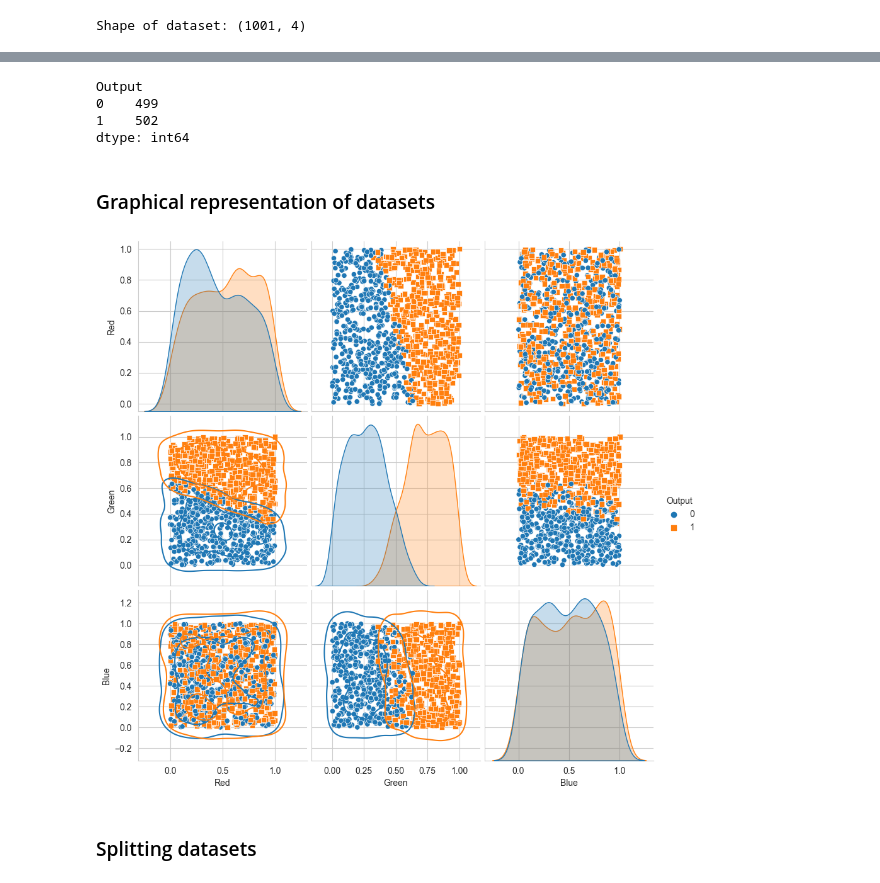
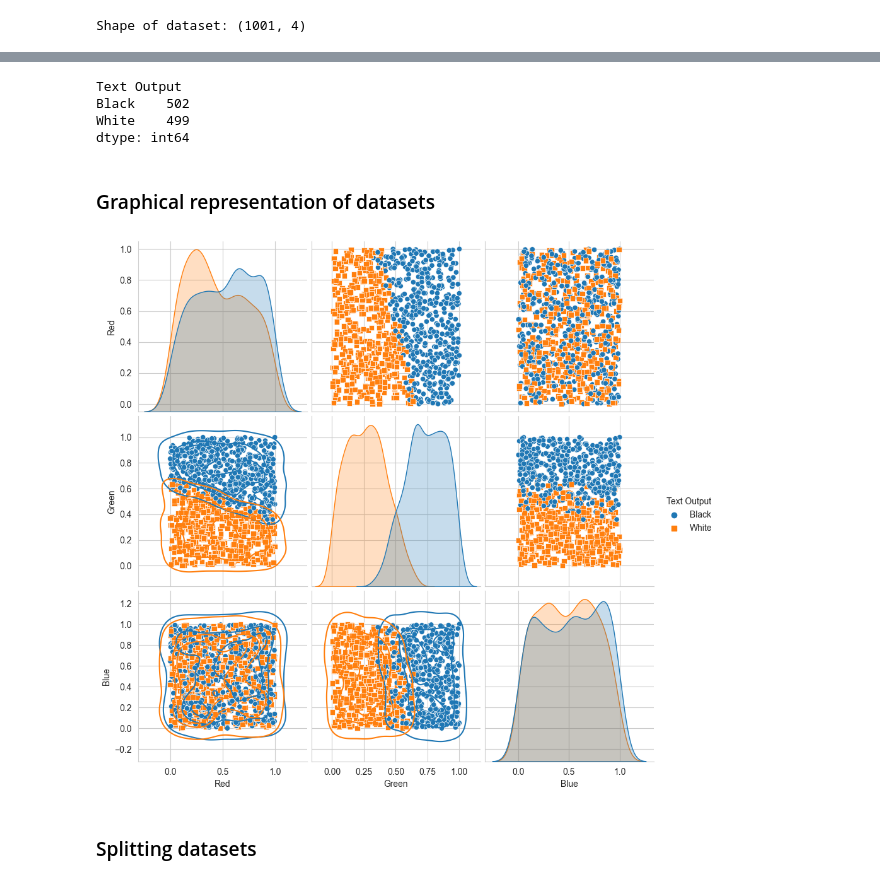
Before and after one commit to KarthikUdyawar/Color-detection, a Jupyter notebook: model/model.ipynb, the cells around one changed output, grey strips where cells are left out. Cells and saved outputs as stored; diff of their text form; code cells hidden in the pictures.

Commit message:
Fixed pairplot
### Fixed

- Create a temp data-frame.
- Changed the index of `pairplot` graph

```diff
--- a/model/model.ipynb
+++ b/model/model.ipynb
@@ -56,3 +57,5 @@ df.describe()
 print(f"Shape of dataset: {df.shape}")
 # %% [output]
 Shape of dataset: (1001, 4)
+# %%
+temp = df
@@ -58,0 +71,3 @@ Shape of dataset: (1001, 4)
+# %%
+temp['Text Output'] = np.where(df['Output'] == 0, "White", "Black")
+temp.head()
@@ -59,18 +81,19 @@ Shape of dataset: (1001, 4)
 # %%
-df.groupby('Output').size()
+temp.groupby('Text Output').size()
 # %% [output]
-Output
-0    499
-1    502
+Text Output
+Black    502
+White    499
 dtype: int64
 # %% [markdown]
 ### Graphical representation of datasets
 # %%
-g = sns.pairplot(df, hue = 'Output', height=3, diag_kind="kde", markers=["o", "s"])
-g.map_lower(sns.kdeplot, levels=3, color=".2")
+g = sns.pairplot(temp, hue = 'Text Output', height=3, diag_kind="kde", markers=["o", "s"], x_vars=["Red", "Green", "Blue"],
+    y_vars=["Red", "Green", "Blue"])
+g.map_lower(sns.kdeplot, levels=4, color=".2")
 plt.show()
 # %% [output]
-[figure, old version]
+[figure, new version]
 # %% [markdown]
 ### Splitting datasets
 # %%
```
Also changed, not shown: parts of 3 cells of this notebook.
